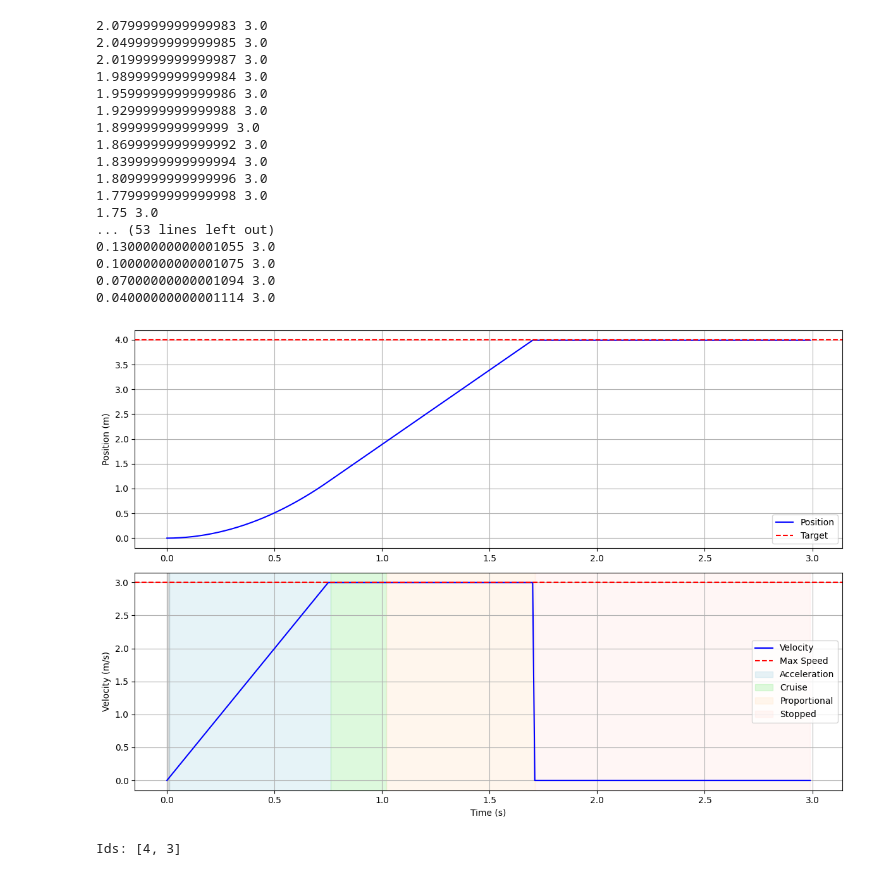
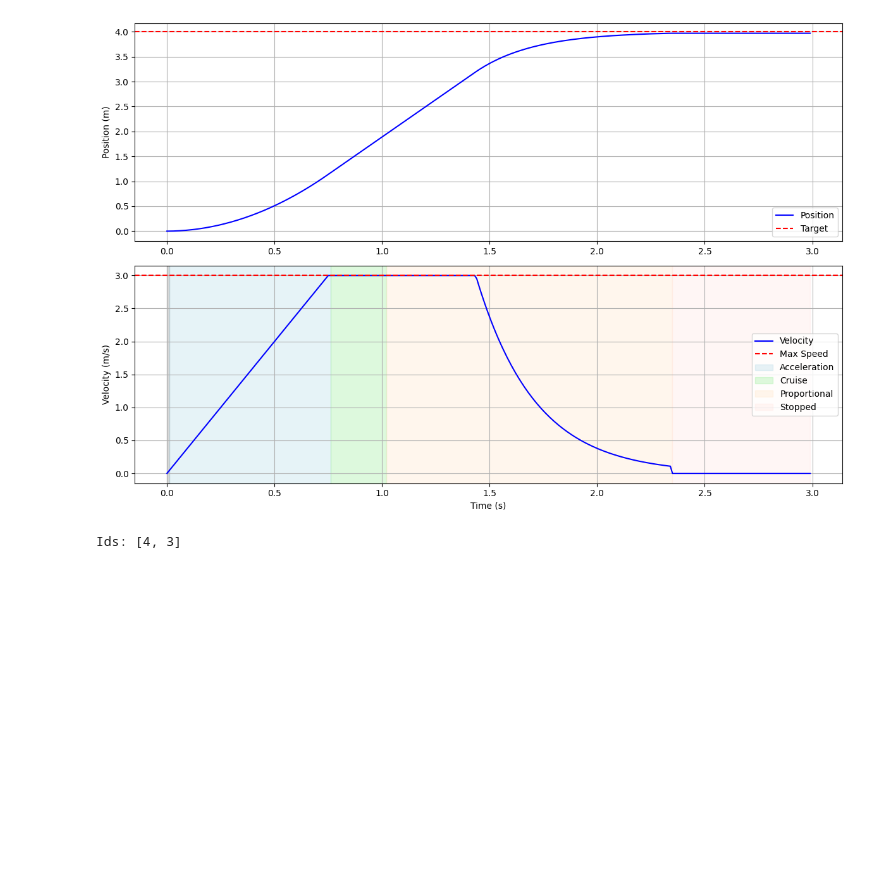
Before and after one commit to DelftMercurians/Dies, a Jupyter notebook: notebooks/scratch.ipynb, the cells around one changed output. Saved outputs shown, nothing was run; the diff lists cells and outputs as text; code cells hidden in the pictures; blank space fills up the shorter version.

Commit message:
misc: mtp plot

```diff
--- a/notebooks/scratch.ipynb
+++ b/notebooks/scratch.ipynb
@@ -11,7 +11,7 @@ t = np.arange(0, T, dt)
 max_accel = 4.0    # m/s²
 max_speed = 3.0    # m/s
 max_decel = 6.0    # m/s²
-kp = 2.0
+kp = 4.0
 cutoff_distance = 0.03  # 30mm
 proportional_time_window = 0.7  # 700ms
 carefulness = 0.5
@@ -75,51 +75,34 @@ plt.axhline(y=target_position, color='r', linestyle='--', label='Target')
 plt.grid(True)
 plt.legend()
 plt.ylabel('Position (m)')
 
 # Velocity plot with phase regions
 plt.subplot(2, 1, 2)
 plt.plot(t, vel, 'b-', label='Velocity')
 plt.axhline(y=max_speed, color='r', linestyle='--', label='Max Speed')
 
 # Add colored background regions for different phases
 last_mode = mode[0]
 start_idx = 0
 colors = {'Acceleration': 'lightblue', 'Cruise': 'lightgreen',
           'Proportional': 'bisque', 'Stopped': 'mistyrose', "": "tab:gray"}
 
 for i in range(1, len(mode)):
     if mode[i] != last_mode or i == len(mode)-1:
         plt.axvspan(t[start_idx], t[i], alpha=0.3, color=colors[last_mode],
                    label=last_mode if last_mode not in plt.gca().get_legend_handles_labels()[1] else "")
         start_idx = i
         last_mode = mode[i]
 
 plt.grid(True)
 plt.legend()
 plt.ylabel('Velocity (m/s)')
 plt.xlabel('Time (s)')
 
 plt.tight_layout()
 plt.show()
 # %% [output]
-2.0799999999999983 3.0
-2.0499999999999985 3.0
-2.0199999999999987 3.0
-1.9899999999999984 3.0
-1.9599999999999986 3.0
-1.9299999999999988 3.0
-1.899999999999999 3.0
-1.8699999999999992 3.0
-1.8399999999999994 3.0
-1.8099999999999996 3.0
-1.7799999999999998 3.0
-1.75 3.0
-... (53 lines left out)
-0.13000000000001055 3.0
-0.10000000000001075 3.0
-0.07000000000001094 3.0
-0.04000000000001114 3.0
-[figure, old version]
+[figure, new version]
 # %%
 import json
 import numpy as np
```
